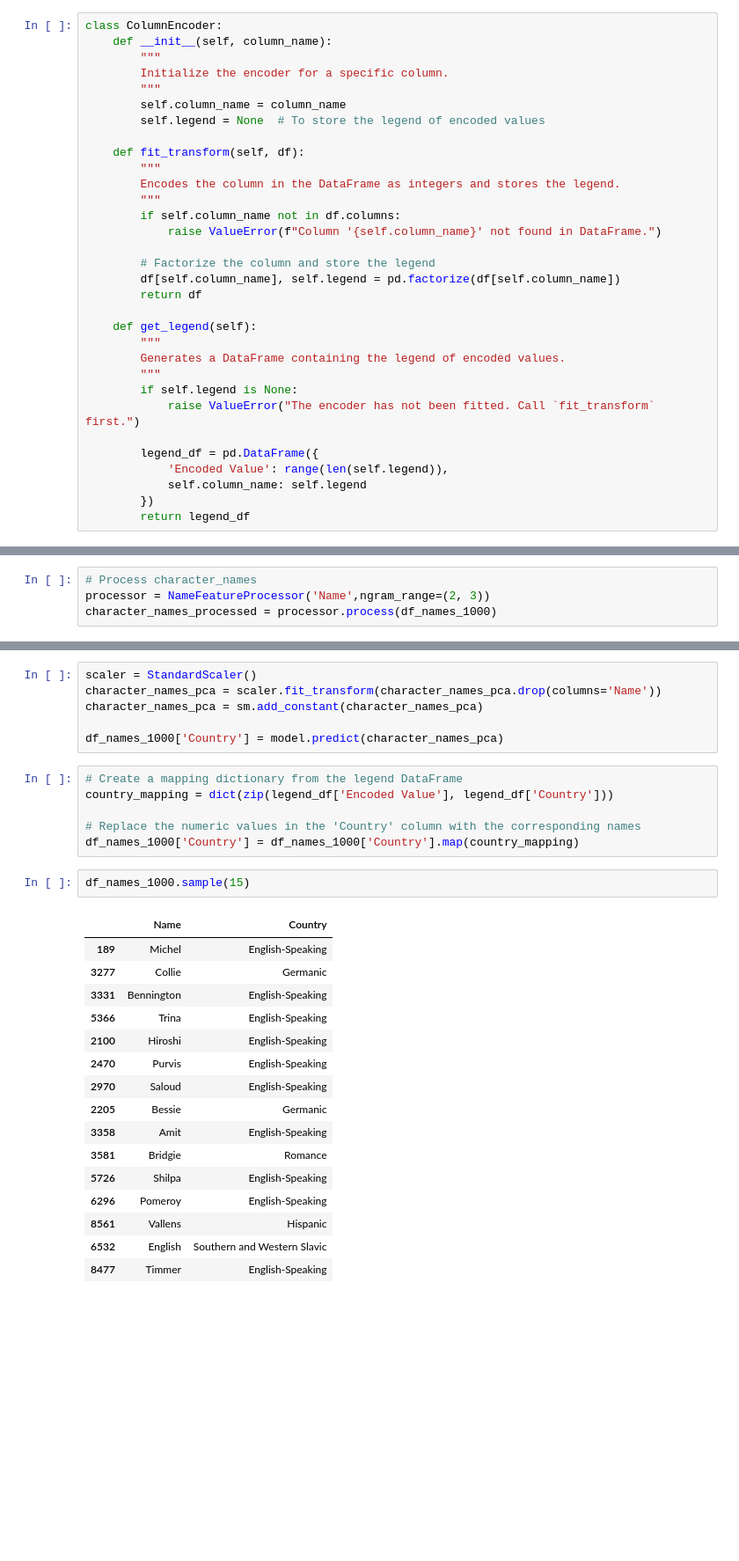
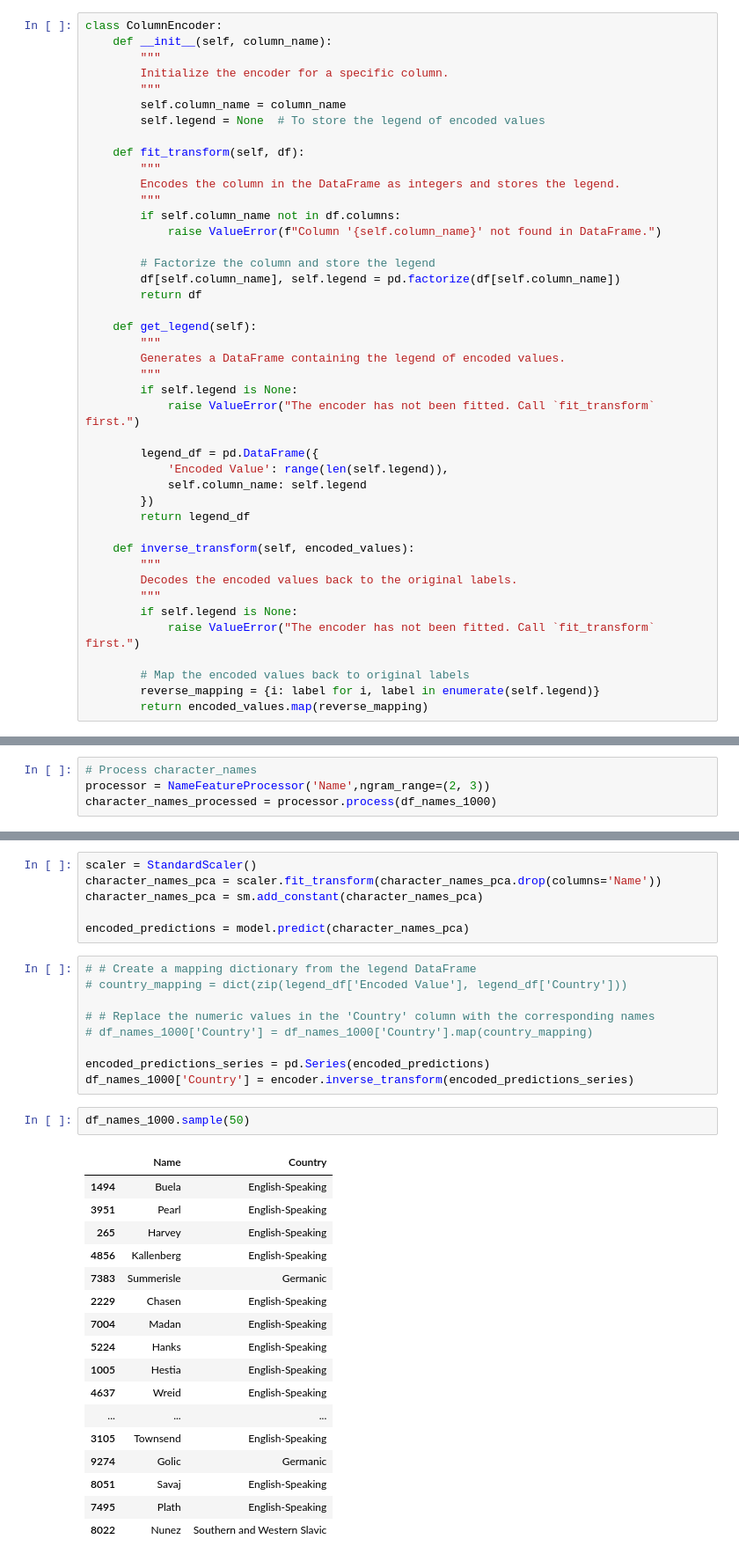
Before and after one commit to epfl-ada/ada-2024-project-adadasurmonbidet2024, a Jupyter notebook: model_ethnicity.ipynb, the cells around one changed output, grey strips where cells are left out. Shown at 88% size. Drawn from its saved outputs; the diff is of its cells as text; blank space fills up the shorter version.

Commit message:
edit_model

```diff
--- a/model_ethnicity.ipynb
+++ b/model_ethnicity.ipynb
@@ -222,6 +69,17 @@ class ColumnEncoder:
             self.column_name: self.legend
         })
         return legend_df
+
+    def inverse_transform(self, encoded_values):
+        """
+        Decodes the encoded values back to the original labels.
+        """
+        if self.legend is None:
+            raise ValueError("The encoder has not been fitted. Call `fit_transform` first.")
+
+        # Map the encoded values back to original labels
+        reverse_mapping = {i: label for i, label in enumerate(self.legend)}
+        return encoded_values.map(reverse_mapping)
 # %%
 # Encode the column in the DataFrame
 encoder = ColumnEncoder(column_name='Country')
@@ -531,29 +386,33 @@ scaler = StandardScaler()
 character_names_pca = scaler.fit_transform(character_names_pca.drop(columns='Name'))
 character_names_pca = sm.add_constant(character_names_pca)
 
-df_names_1000['Country'] = model.predict(character_names_pca)
+encoded_predictions = model.predict(character_names_pca)
 # %%
-# Create a mapping dictionary from the legend DataFrame
-country_mapping = dict(zip(legend_df['Encoded Value'], legend_df['Country']))
+# # Create a mapping dictionary from the legend DataFrame
+# country_mapping = dict(zip(legend_df['Encoded Value'], legend_df['Country']))
 
-# Replace the numeric values in the 'Country' column with the corresponding names
-df_names_1000['Country'] = df_names_1000['Country'].map(country_mapping)
+# # Replace the numeric values in the 'Country' column with the corresponding names
+# df_names_1000['Country'] = df_names_1000['Country'].map(country_mapping)
+
+encoded_predictions_series = pd.Series(encoded_predictions)
+df_names_1000['Country'] = encoder.inverse_transform(encoded_predictions_series)
 # %%
-df_names_1000.sample(15)
+df_names_1000.sample(50)
 # %% [output]
 |  | Name | Country |
-| 189 | Michel | English-Speaking |
-| 3277 | Collie | Germanic |
-| 3331 | Bennington | English-Speaking |
-| 5366 | Trina | English-Speaking |
-| 2100 | Hiroshi | English-Speaking |
-| 2470 | Purvis | English-Speaking |
-| 2970 | Saloud | English-Speaking |
-| 2205 | Bessie | Germanic |
-| 3358 | Amit | English-Speaking |
-| 3581 | Bridgie | Romance |
-| 5726 | Shilpa | English-Speaking |
-| 6296 | Pomeroy | English-Speaking |
-| 8561 | Vallens | Hispanic |
-| 6532 | English | Southern and Western Slavic |
-| 8477 | Timmer | English-Speaking |
+| 1494 | Buela | English-Speaking |
+| 3951 | Pearl | English-Speaking |
+| 265 | Harvey | English-Speaking |
+| 4856 | Kallenberg | English-Speaking |
+| 7383 | Summerisle | Germanic |
+| 2229 | Chasen | English-Speaking |
+| 7004 | Madan | English-Speaking |
+| 5224 | Hanks | English-Speaking |
+| 1005 | Hestia | English-Speaking |
+| 4637 | Wreid | English-Speaking |
+| ... | ... | ... |
+| 3105 | Townsend | English-Speaking |
+| 9274 | Golic | Germanic |
+| 8051 | Savaj | English-Speaking |
+| 7495 | Plath | English-Speaking |
+| 8022 | Nunez | Southern and Western Slavic |
```
Also changed, not shown: parts of 25 cells of this notebook, 12 other files.
